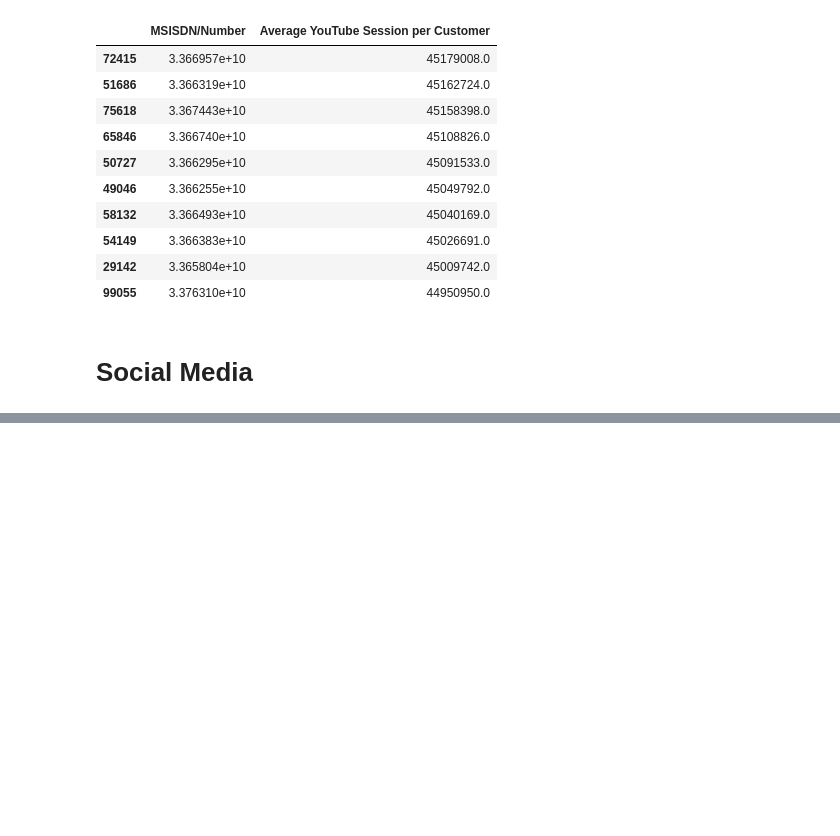
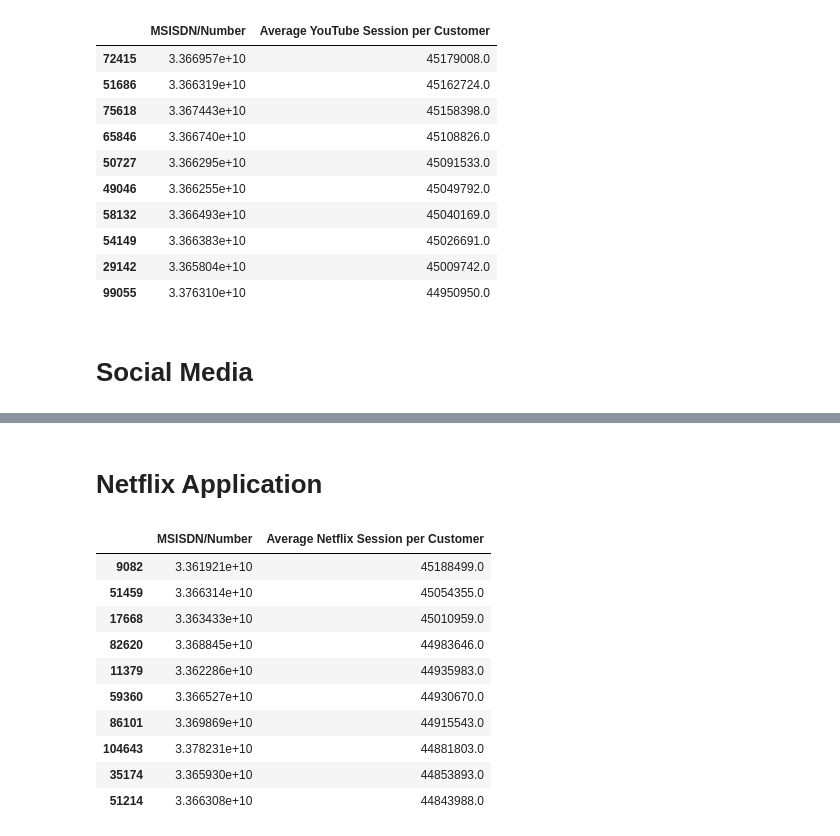
Before and after one commit to BekaluTa/Telecom-Data-Analysis, a Jupyter notebook: Notebooks/Task 2 User Requirement-Analysis.ipynb, the cells around one changed output, grey strips where cells are left out. Saved outputs shown, nothing was run; the diff lists cells and outputs as text; code cells hidden in the pictures; blank space fills up the shorter version.

```diff
--- a/Notebooks/Task 2 User Requirement-Analysis.ipynb
+++ b/Notebooks/Task 2 User Requirement-Analysis.ipynb
@@ -435,0 +451,17 @@ youtube_session_per_customer[:10]
+# %% [markdown]
+<h1>Netflix Application
+# %%
+netflix_session = get_avg_per_customer(df, 'MSISDN/Number', 'Total Session Netflix', 'Netflix')
+netflix_session[:10]
+# %% [output]
+|  | MSISDN/Number | Average Netflix Session per Customer |
+| 9082 | 3.361921e+10 | 45188499.0 |
+| 51459 | 3.366314e+10 | 45054355.0 |
+| 17668 | 3.363433e+10 | 45010959.0 |
+| 82620 | 3.368845e+10 | 44983646.0 |
+| 11379 | 3.362286e+10 | 44935983.0 |
+| 59360 | 3.366527e+10 | 44930670.0 |
+| 86101 | 3.369869e+10 | 44915543.0 |
+| 104643 | 3.378231e+10 | 44881803.0 |
+| 35174 | 3.365930e+10 | 44853893.0 |
+| 51214 | 3.366308e+10 | 44843988.0 |
```
Also changed, not shown: parts of 4 cells of this notebook.
